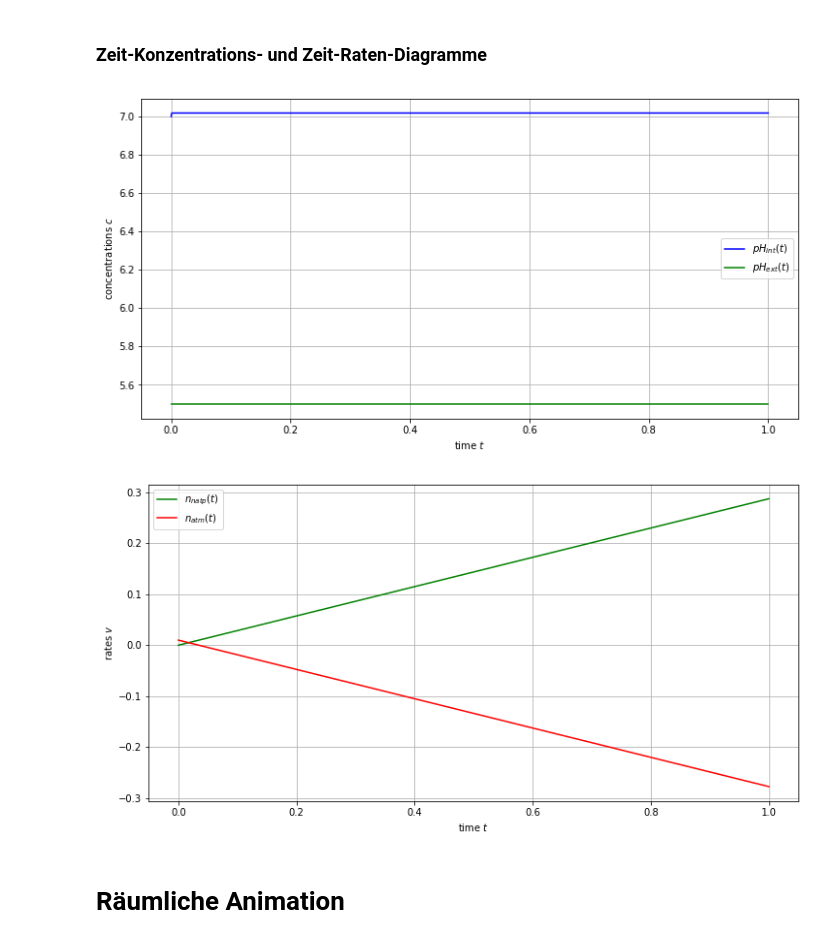
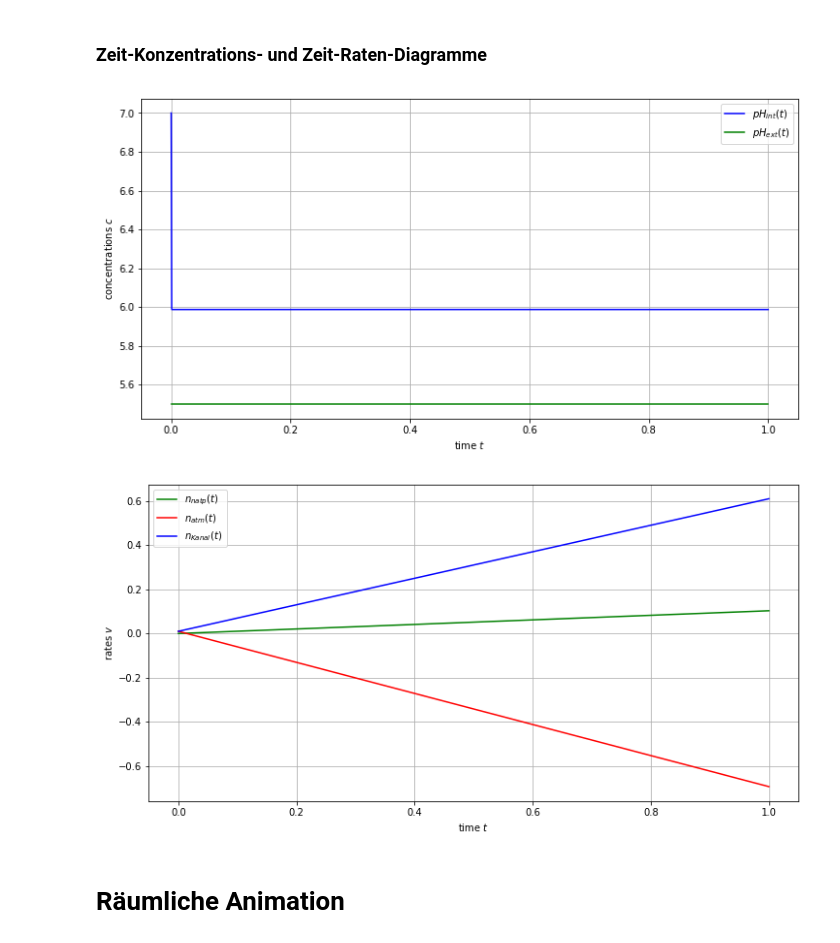
Before and after one commit to felixko/Membranpoti, a Jupyter notebook: modell/discrete_concentrations/zellmodellierung_notebook.ipynb, the cells around one changed output. Drawn from its saved outputs; the diff is of its cells as text; code cells hidden in the pictures.

Commit message:
Kanal eingearbeitet, er tut irgendwie
Der pH-Gradient wird reduziert. Parameter sind halt irgendwie alle noch
auf eins, aber es sieht so auß, als ob es einigermaßen tut

```diff
--- a/modell/discrete_concentrations/zellmodellierung_notebook.ipynb
+++ b/modell/discrete_concentrations/zellmodellierung_notebook.ipynb
@@ -242,10 +243,20 @@ def v_ATP(c, vmax=2, k1=2, k2=2, N=1):
     #return v
 # %% [markdown]
 ### Protonenfluss über den Kanal
-# %%
-def v_Kanal(c):
-    v = 0.0
-    return v
+# %%
+def v_Kanal(c):
+    k1a = 1
+    k1b = 1
+    k2a = 1
+    k2b = 1
+    k3a = 1
+    k3b = 1
+    kanalkonz = 1
+    cin = c[0]
+    cout = c[1]
+    C2 = ( k3b*kanalkonz - (k2a*k1a*kanalkonz*cin)/(k1a*cin + k2a*k1b) )/( k3b + k2a + k3a - ((k1a*k2b)/(k1a*cin + k1a + k1b)))
+    v =  C2 * (k3a + k3b*cout) - k3b*kanalkonz
+    return -v
 # %% [markdown]
 ### Protonenfluss über die Atmungskette
 # %%
@@ -292,33 +303,33 @@ AttributeError: 'NoneType' object has no attribute 'remove_callback'
 # %%
 tc, tc_ax = plt.subplots(figsize=(12, 6))
 #plt.plot(t, solution[:, 0], 'b', label='$c_{int}(t)$')
 plt.plot(t, -np.log(solution[:, 0]), 'b', label='$pH_{int}(t)$')
 #plt.plot(t, solution[:, 1], 'g', label='$c_{ext}(t)$')
 plt.plot(t, -np.log(solution[:, 1]), 'g', label='$pH_{ext}(t)$')
 plt.legend(loc='best')
 plt.xlabel('time $t$')
 plt.ylabel('concentrations $c$')
 plt.grid()
 plt.show()
 #tc.savefig('./figures/time-conc-diagram.png')
 #v = [np.gradient(solution[2]),np.gradient(solution[3]),np.gradient(solution[4])]
 tcdot, tcdot_ax = plt.subplots(figsize=(12, 6))
 v_atp = np.gradient(solution[:,2])
 #plt.plot(t, solution[:], 'r', label='$v_{ATP}(t)$')
 plt.plot(t, solution[:, 2], 'g', label='$n_{natp}(t)$')
 v_atm = np.gradient(solution[:,3])
 #plt.plot(t, v_atm[:], 'y', label='$v_{Atm}(t)$')
 plt.plot(t, solution[:, 3], 'r', label='$n_{atm}(t)$')
 v_kanal = np.gradient(solution[:,4])
-#plt.plot(t, v_kanal[:], 'b', label='$v_{Kanal}(t)$')
+plt.plot(t, solution[:, 4], 'b', label='$n_{Kanal}(t)$')
 plt.legend(loc='best')
 plt.xlabel('time $t$')
 plt.ylabel('rates $v$')
 plt.grid()
 plt.show()
 # %% [output]
-[figure, old version]
+[figure, new version]
-[figure, old version]
+[figure, new version]
 # %% [markdown]
 # Räumliche Animation
 # %%
```
Also changed, not shown: parts of 1 cell of this notebook.
